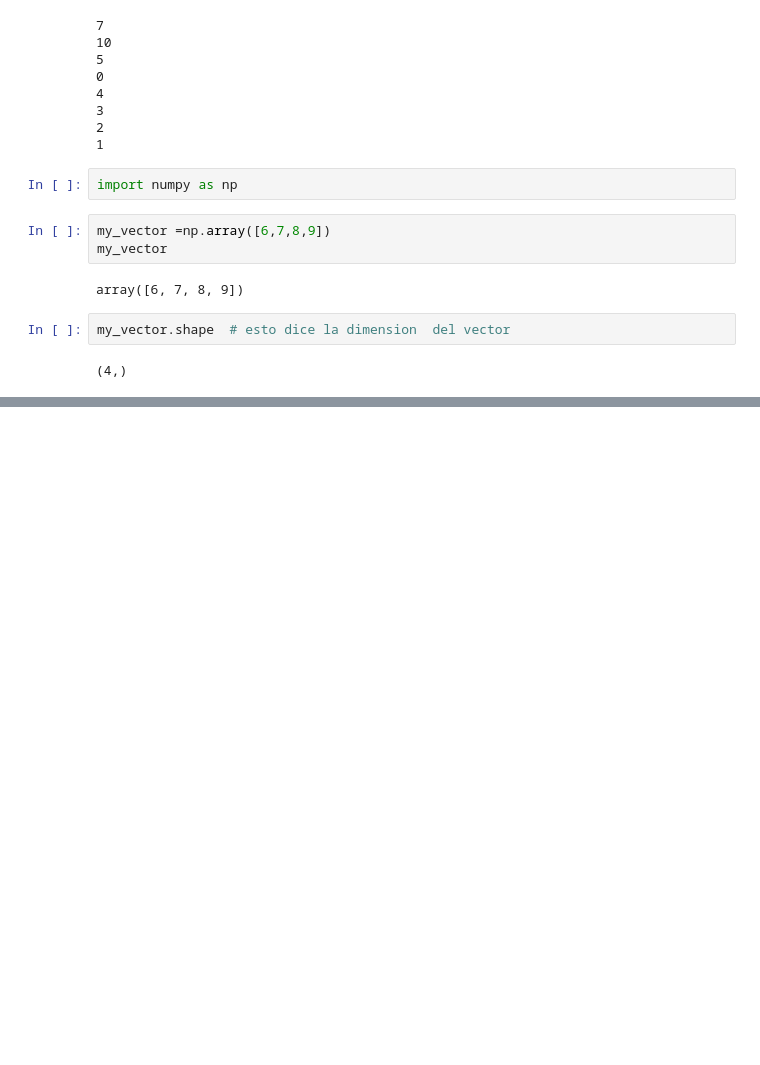
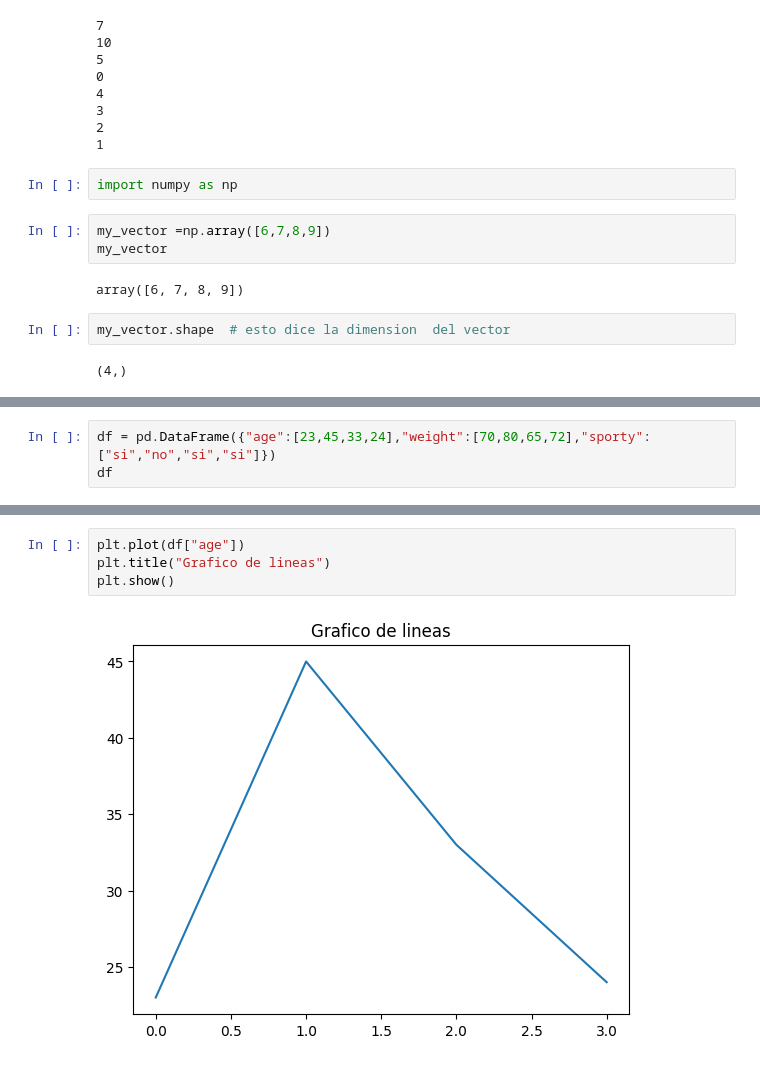
Before and after one commit to pjparreaza/my_bootcamp, a Jupyter notebook: notebooks/lesson_01.ipynb, the cells around one changed output, grey strips where cells are left out. Saved outputs shown, nothing was run; the diff lists cells and outputs as text; blank space fills up the shorter version.

```diff
--- a/notebooks/lesson_01.ipynb
+++ b/notebooks/lesson_01.ipynb
@@ -132,0 +146,3 @@ my_matrix.shape
+# %%
+df = pd.DataFrame({"age":[23,45,33,24],"weight":[70,80,65,72],"sporty":["si","no","si","si"]})
+df
@@ -132,0 +162,6 @@ my_matrix.shape
+# %%
+plt.plot(df["age"])
+plt.title("Grafico de lineas")
+plt.show()
+# %% [output]
+[figure, added]
```
Also changed, not shown: parts of 7 cells of this notebook.
